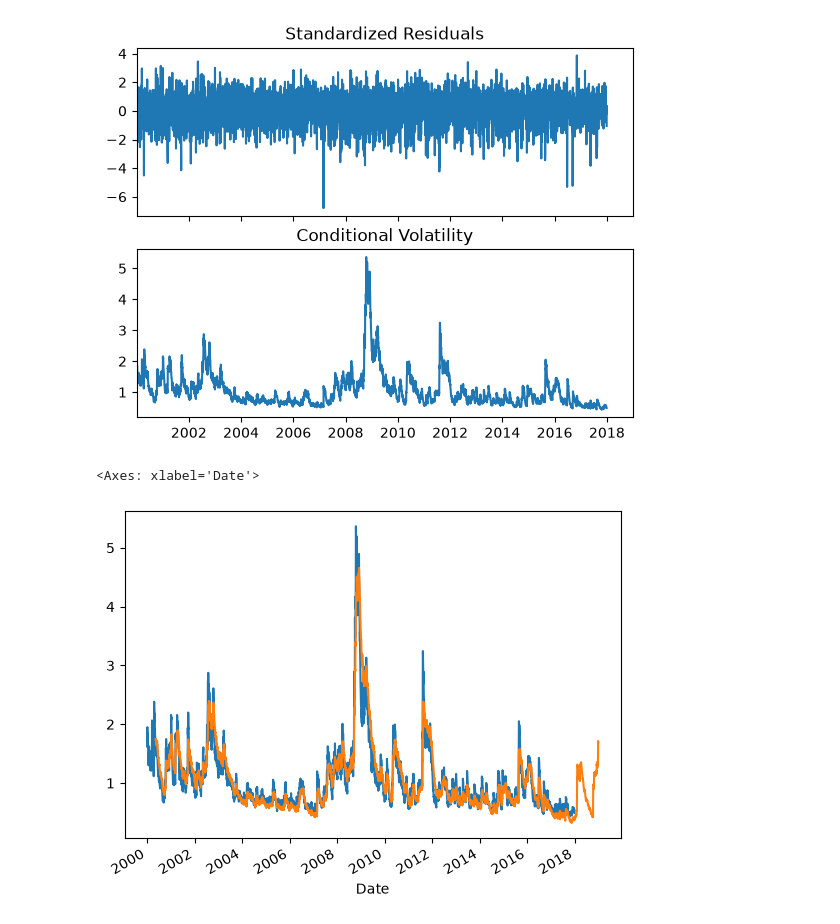
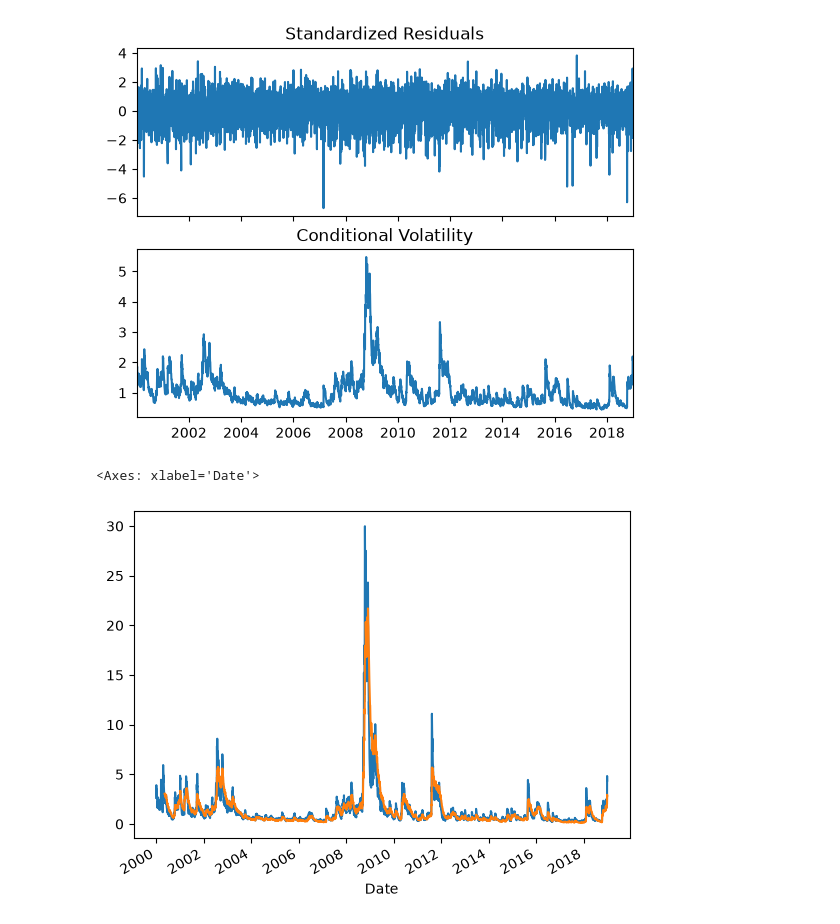
Before and after one commit to alikemal68/RiskEngine, a Jupyter notebook: test.ipynb, the cells around one changed output. Saved outputs shown, nothing was run; the diff lists cells and outputs as text; code cells hidden in the pictures.

```diff
--- a/test.ipynb
+++ b/test.ipynb
@@ -34,13 +32,12 @@ risk_factors.plot()
 # %%
-result = models.univariate_ewma_variance_estimator(
+ewma = models.univariate_ewma_variance_estimator(
     risk_factors
 )
 
-# print(result)
-print(result.variances)
+print(ewma.variances)
 risk_factors.plot()
-(2*np.sqrt(result.variances)).plot()
-(-2*np.sqrt(result.variances)).plot()
+(2*np.sqrt(ewma.variances)).plot()
+(-2*np.sqrt(ewma.variances)).plot()
 # %% [output]
 Date
 2000-01-04         NaN
@@ -60,6 +57,4 @@ Name: ^GSPC, Length: 4777, dtype: float64
 # %%
-returns = 100*risk_factors
-
-am = arch.arch_model(returns, mean = 'Zero', vol='Garch', p=1, o=0, q=1, dist='Normal')
-garch1_1 = am.fit(update_freq=1, last_obs="2017-12-31") # disp = "off")
+garch1_1 = models.fit_garch(risk_factors)
+print("GARCH(1,1) model:", "\n", garch1_1.summary(), "\n")
 # %% [output]
@@ -105,12 +80,11 @@ garch1_1.plot()
 plt.show()
 plt.close()
 # %% [output]
-[figure, old version]
+[figure, new version]
 # %%
-# (returns).plot()
-(garch1_1.conditional_volatility).plot()
-(100*np.sqrt(result.variances)).plot()
+(models.garch_conditional_variance(garch1_1).variances).plot()
+(ewma.variances).plot()
 # %% [output]
 <Axes: xlabel='Date'>
-[figure, old version]
+[figure, new version]
 # %%
```
Also changed, not shown: parts of 6 cells of this notebook, 2 other files.
